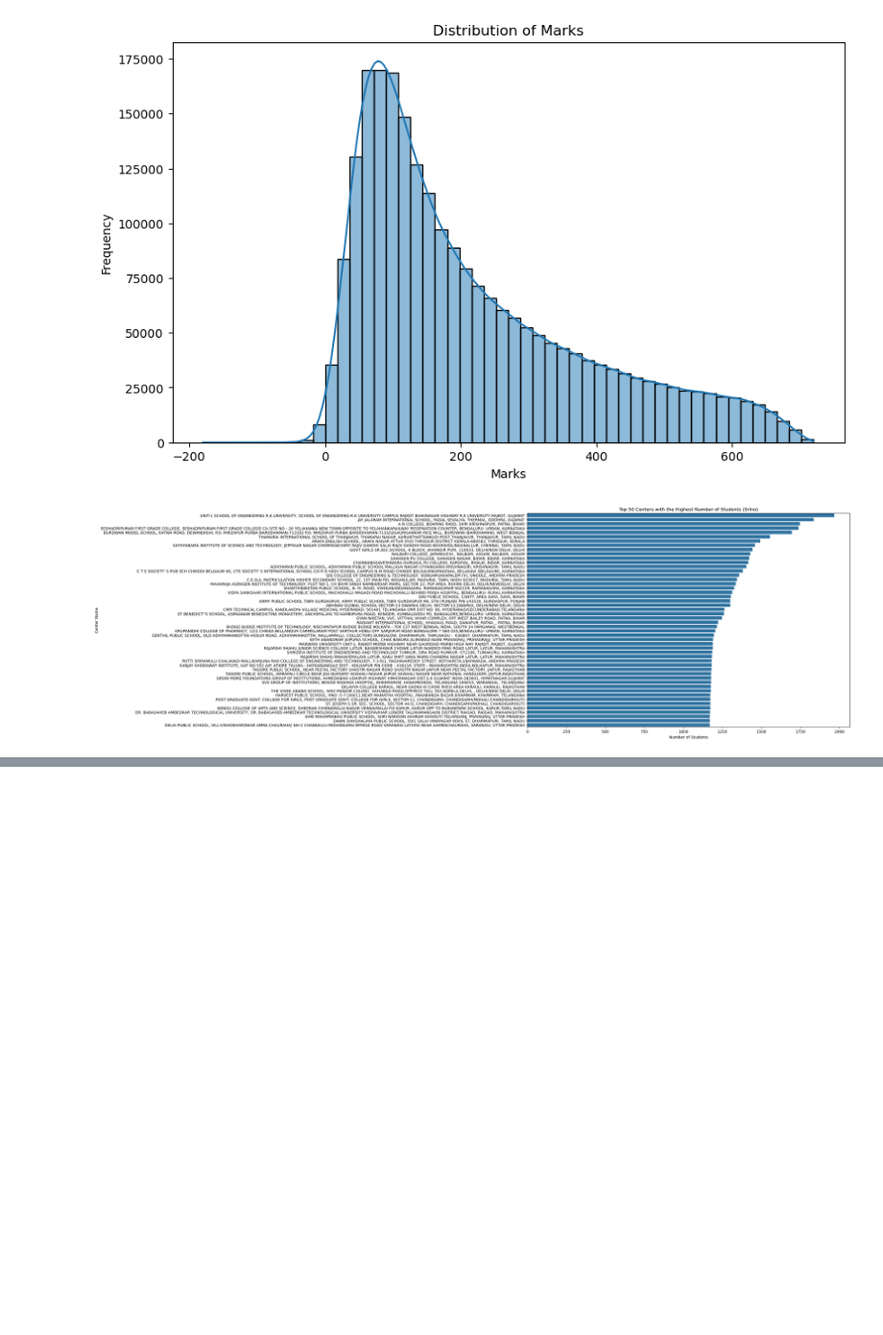
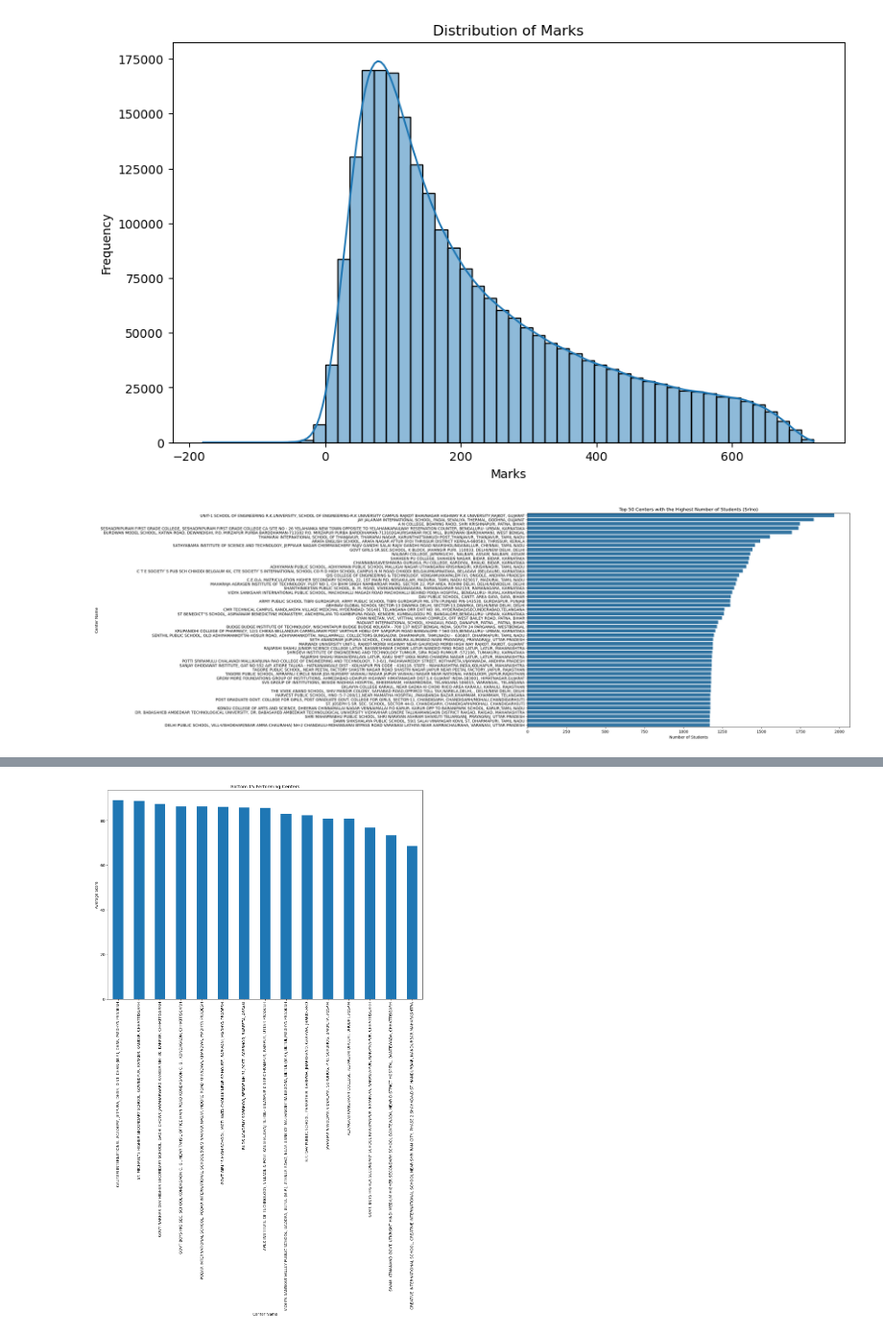
Before and after one commit to prabhats97/NeetEDA, a Jupyter notebook: NEET Results EDA.ipynb, the cells around one changed output, grey strips where cells are left out. Shown at 96% size. Saved outputs shown, nothing was run; the diff lists cells and outputs as text; code cells hidden in the pictures; blank space fills up the shorter version.

```diff
--- a/NEET Results EDA.ipynb
+++ b/NEET Results EDA.ipynb
@@ -195,0 +211,14 @@ plt.show()
+# %%
+
+# Plot bottom 15 centers
+
+plt.figure(figsize=(15, 10))
+center_avg_scores.tail(15).plot(kind='bar')
+plt.title('Bottom 15 Performing Centers')
+plt.xlabel('Center Name')
+plt.ylabel('Average Score')
+plt.xticks(rotation=90)
+plt.tight_layout()
+plt.show()
+# %% [output]
+[figure, added]
```
Also changed, not shown: parts of 1 cell of this notebook.
